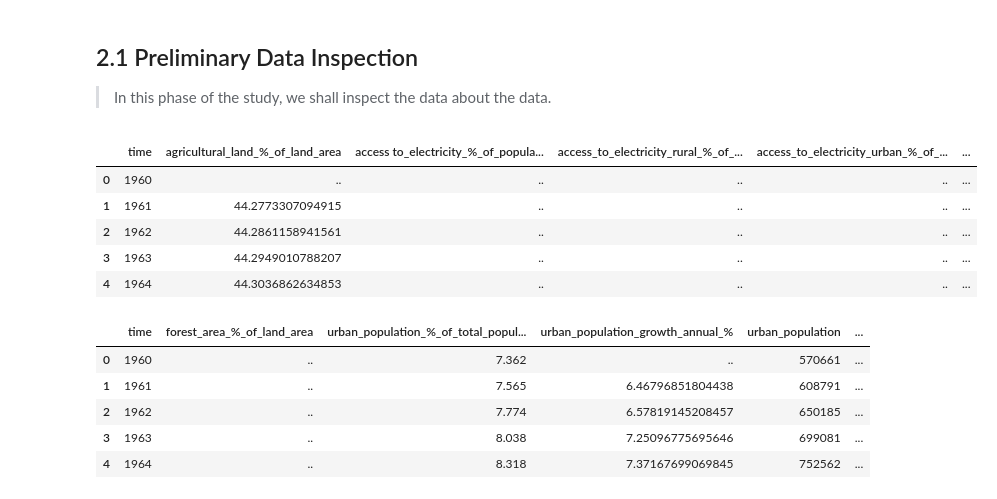
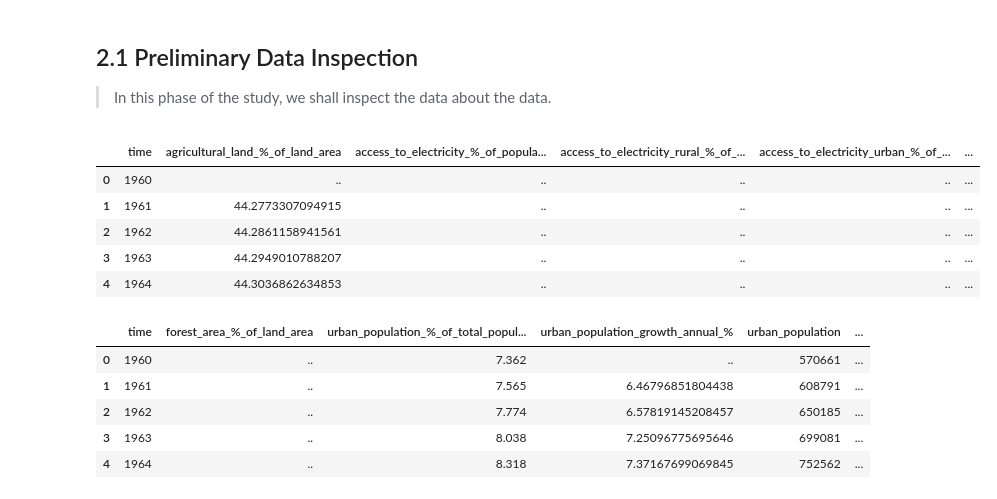
Before and after one commit to teofizzy/dte_datathon, a Jupyter notebook: src/challenges/challenge_1/index.ipynb, the cells around one changed output. Saved outputs shown, nothing was run; the diff lists cells and outputs as text; code cells hidden in the pictures.

```diff
--- a/src/challenges/challenge_1/index.ipynb
+++ b/src/challenges/challenge_1/index.ipynb
@@ -80,12 +94,13 @@ m.save(base_dir+'src/data/ke_urbanareas/kenyan_urbanareas_folium_map.html')
 # %%
 # load data
 df1 = pd.read_csv(base_dir+'src/data/agriculture-electricity-health.csv')
 df2 = pd.read_csv(base_dir+'src/data/gdp-population-rural.csv')
+unemp =pd.read_csv(base_dir+'src/data/kenya-unemployment-rate.csv')
 
 # preview
 df1.head()
 # %% [output]
-|  | time | agricultural_land_%_of_land_area | access to_electricity_%_of_popula... | access_to_electricity_rural_%_of_... | access_to_electricity_urban_%_of_... | ... |
+|  | time | agricultural_land_%_of_land_area | access_to_electricity_%_of_popula... | access_to_electricity_rural_%_of_... | access_to_electricity_urban_%_of_... | ... |
 | 0 | 1960 | .. | .. | .. | .. | ... |
 | 1 | 1961 | 44.2773307094915 | .. | .. | .. | ... |
 | 2 | 1962 | 44.2861158941561 | .. | .. | .. | ... |
```
Also changed, not shown: parts of 33 cells of this notebook, 4 other files.
